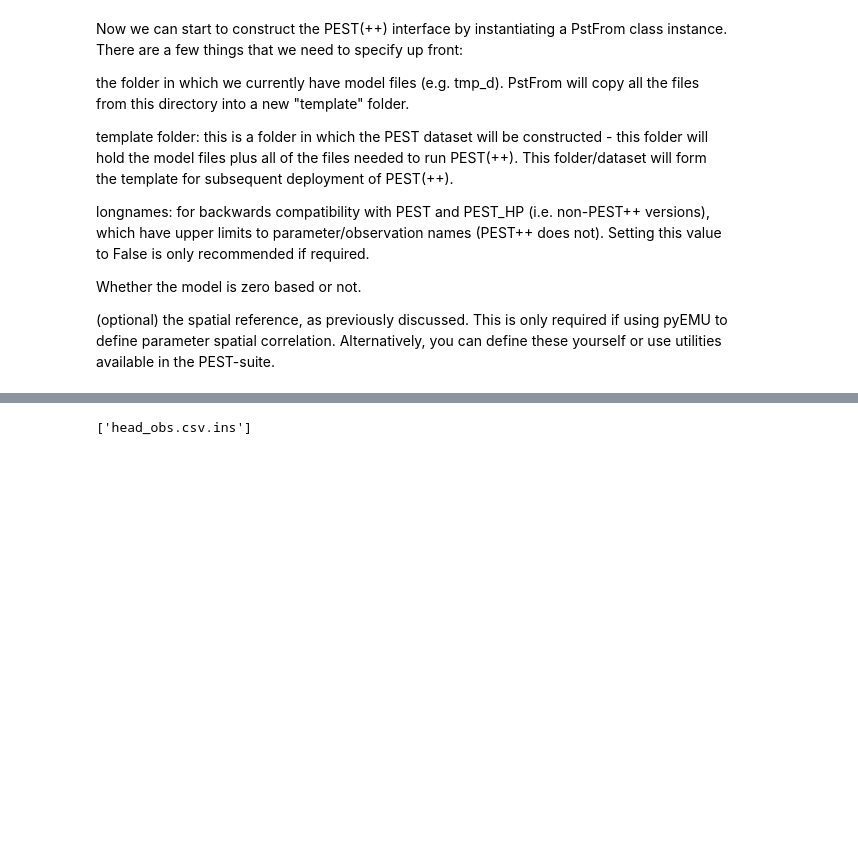
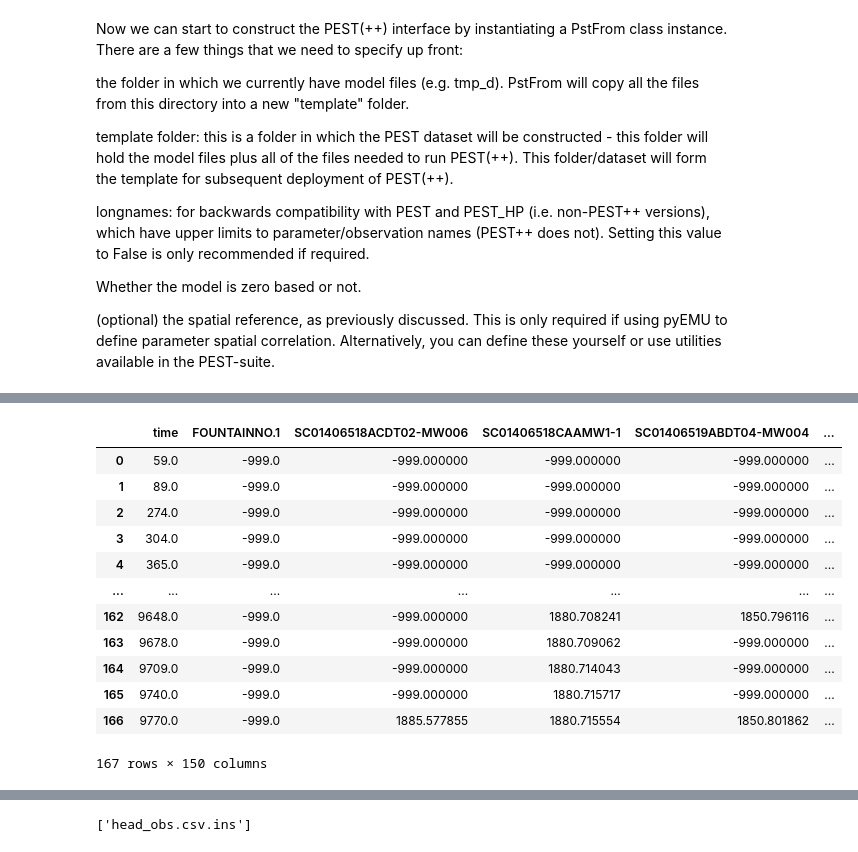
Before and after one commit to jackplogan33/peterson-modflow, a Jupyter notebook: notebooks/02-rch-calibration.ipynb, the cells around one changed output, grey strips where cells are left out. Drawn from its saved outputs; the diff is of its cells as text; code cells hidden in the pictures; blank space fills up the shorter version.

```diff
--- a/notebooks/02-rch-calibration.ipynb
+++ b/notebooks/02-rch-calibration.ipynb
@@ -135,0 +141,18 @@ hds_df.head()
+# %%
+filtered_heads_df = heads_df.where(obs_df.notna(), other=-999)
+filtered_heads_df = filtered_heads_df[filtered_heads_df['time'] != -999]
+filtered_heads_df
+# %% [output]
+|  | time | FOUNTAINNO.1 | SC01406518ACDT02-MW006 | SC01406518CAAMW1-1 | SC01406519ABDT04-MW004 | ... |
+| 0 | 59.0 | -999.0 | -999.000000 | -999.000000 | -999.000000 | ... |
+| 1 | 89.0 | -999.0 | -999.000000 | -999.000000 | -999.000000 | ... |
+| 2 | 274.0 | -999.0 | -999.000000 | -999.000000 | -999.000000 | ... |
+| 3 | 304.0 | -999.0 | -999.000000 | -999.000000 | -999.000000 | ... |
+| 4 | 365.0 | -999.0 | -999.000000 | -999.000000 | -999.000000 | ... |
+| ... | ... | ... | ... | ... | ... | ... |
+| 162 | 9648.0 | -999.0 | -999.000000 | 1880.708241 | 1850.796116 | ... |
+| 163 | 9678.0 | -999.0 | -999.000000 | 1880.709062 | -999.000000 | ... |
+| 164 | 9709.0 | -999.0 | -999.000000 | 1880.714043 | -999.000000 | ... |
+| 165 | 9740.0 | -999.0 | -999.000000 | 1880.715717 | -999.000000 | ... |
+| 166 | 9770.0 | -999.0 | 1885.577855 | 1880.715554 | 1850.801862 | ... |
+167 rows × 150 columns
```
Also changed, not shown: parts of 72 cells of this notebook.
